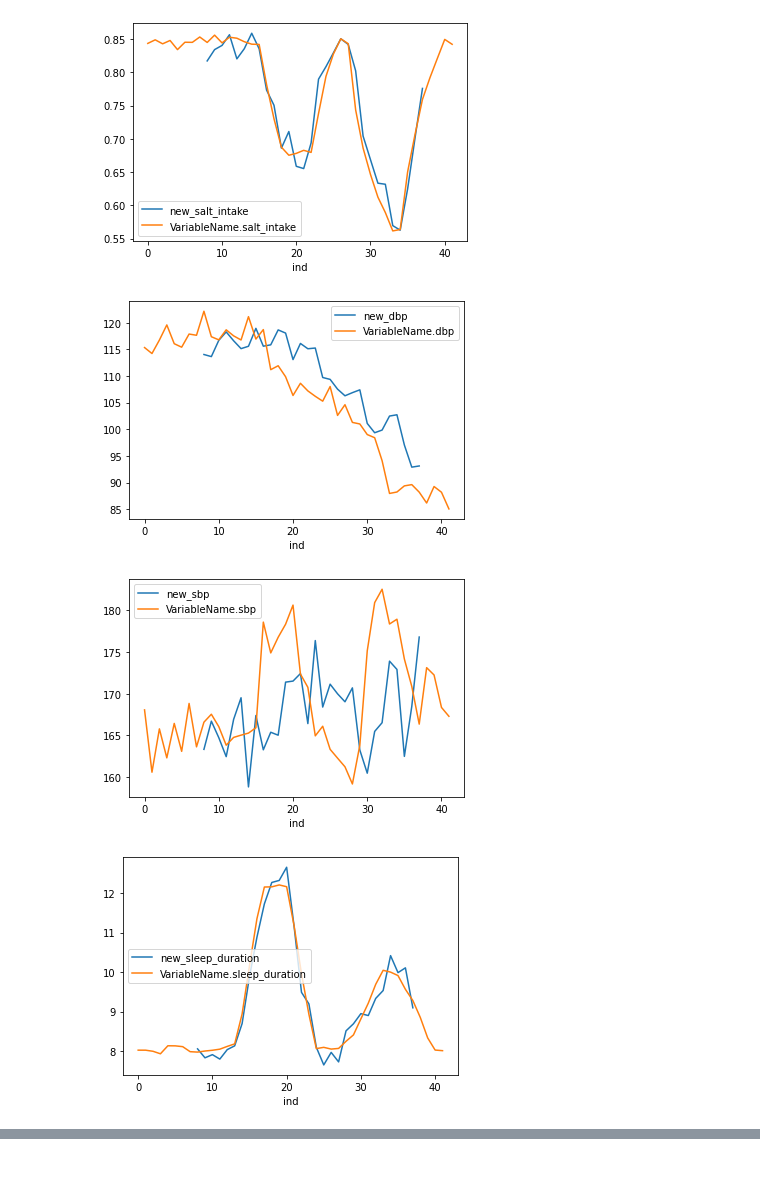
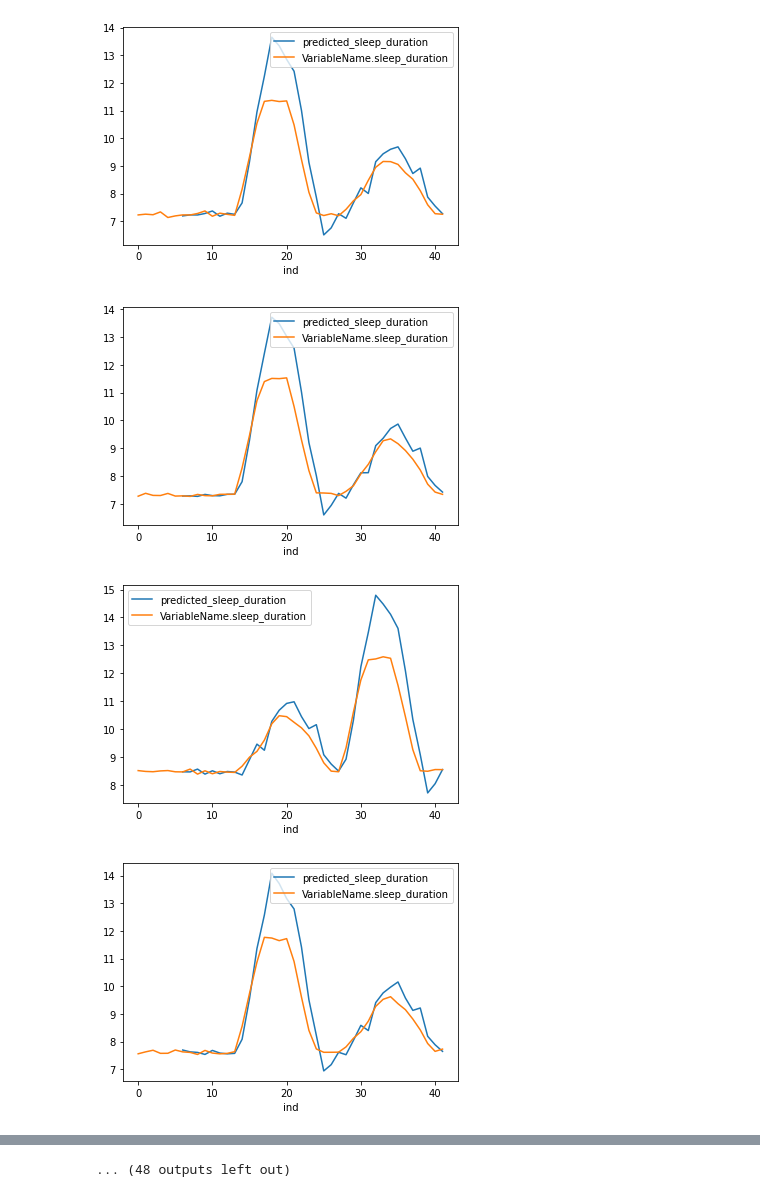
Before and after one commit to pranayreddys/PALS, a Jupyter notebook: notebooks/modelling_test.ipynb, the cells around one changed output, grey strips where cells are left out. Drawn from its saved outputs; the diff is of its cells as text; code cells hidden in the pictures; blank space fills up the shorter version.

```diff
--- a/notebooks/modelling_test.ipynb
+++ b/notebooks/modelling_test.ipynb
@@ -4,24 +4,23 @@
 # %%
 import pandas as pd
 from matplotlib import pyplot
 import numpy as np
 pd.options.mode.chained_assignment = None
-df = pd.read_csv("../misc/output_mae_reducedlr_all_uat.csv")
+df = pd.read_csv("../misc/train_output_mae_reducedlr_sleep_duration.csv")
 df.sort_values('time', inplace=True, ignore_index=True)
-variable_list = ['salt_intake', 'dbp','sbp', 'sleep_duration', 'step_count']
+variable_list = ['sleep_duration']
 for var in variable_list:
-    df['new_' + var] = np.NaN
-context_window = 8
+    df['predicted_' + var] = np.NaN
+context_window = 6
 forecast_horizon_num = 1
 for user_id, df_temp2 in df.groupby('user_id'):
     df_temp = df_temp2.copy()
     for var in variable_list:
-        df_temp['new_' + var].iloc[(context_window-1+forecast_horizon_num):] = df_temp['VariableName.' + var + '_horizon_'+str(forecast_horizon_num)+'_predict'].iloc[:-(context_window-1+forecast_horizon_num)]
+        df_temp['predicted_' + var].iloc[(context_window-1+forecast_horizon_num):] = df_temp['VariableName.' + var + '_horizon_'+str(forecast_horizon_num)+'_predict'].iloc[:-(context_window-1+forecast_horizon_num)]
         df_temp['ind'] = np.array(list(range(df_temp.shape[0])))
-        df_temp[['ind', 'new_' + var, 'VariableName.' + var]].plot(x='ind')
-    break
+        df_temp[['ind', 'predicted_' + var, 'VariableName.' + var]].plot(x='ind')
 # %% [output]
-[figure, old version]
+[figure, new version]
-[figure, old version]
+[figure, new version]
-[figure, old version]
+[figure, new version]
-[figure, old version]
+[figure, new version]
@@ -28,0 +35 @@ for user_id, df_temp2 in df.groupby('user_id'):
+... (48 outputs left out)
```
Also changed, not shown: parts of 1 cell of this notebook, 3 other files.
